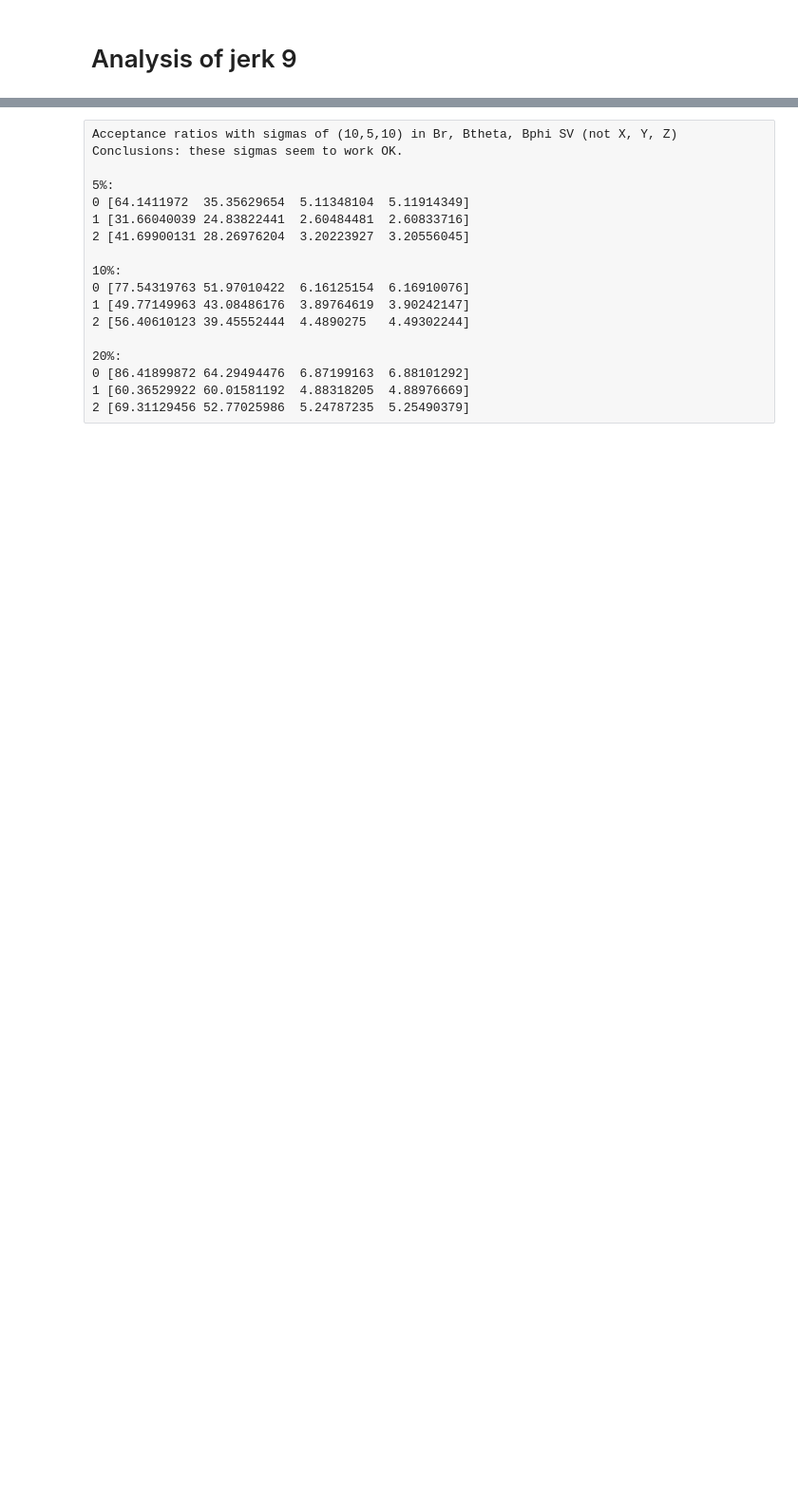
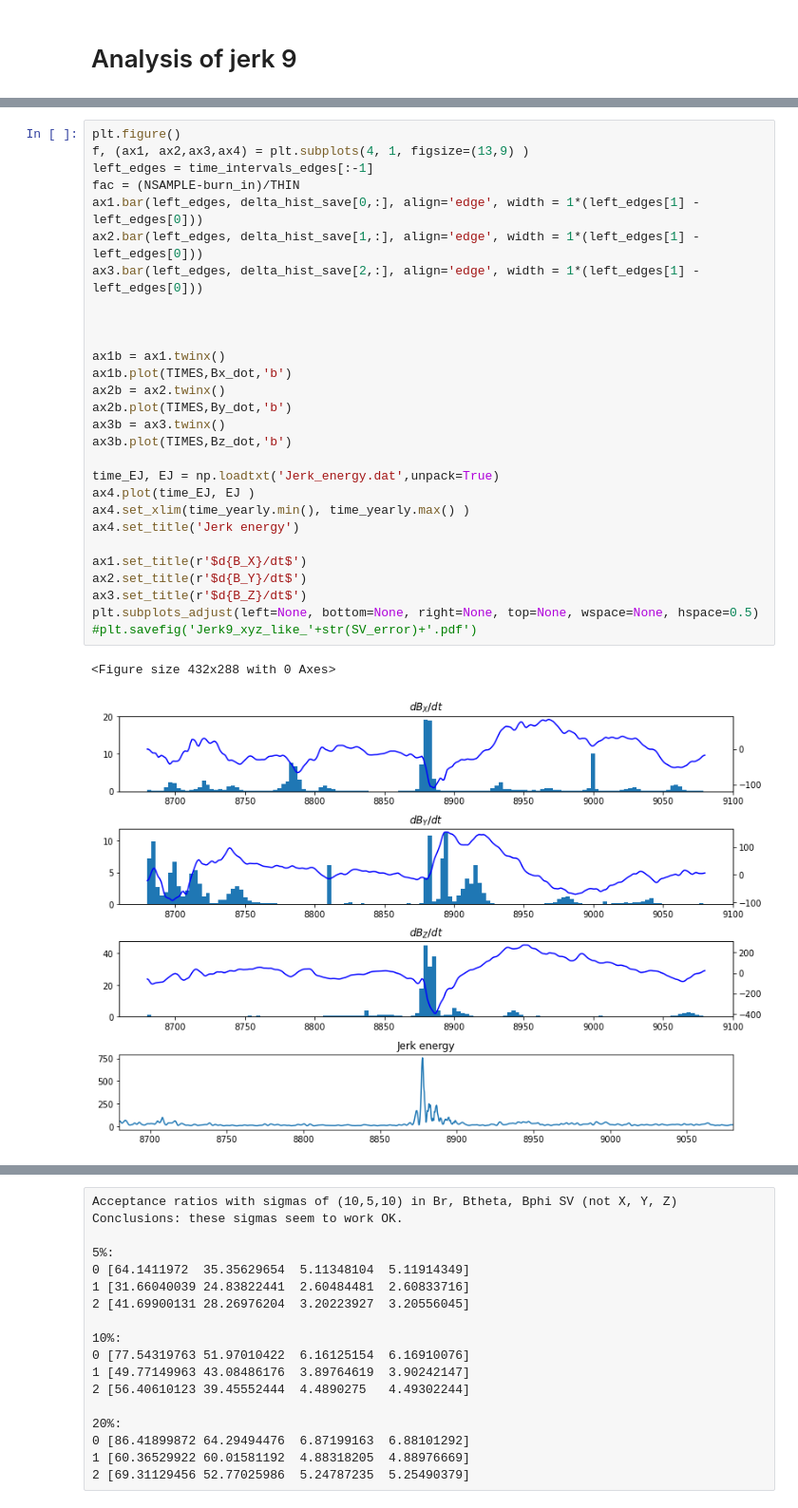
Before and after one commit to plivermore/jerk_finder, a Jupyter notebook: Python/Explore_path_model1.ipynb, the cells around one changed output, grey strips where cells are left out. Shown at 95% size. Saved outputs shown, nothing was run; the diff lists cells and outputs as text; blank space fills up the shorter version.

```diff
--- a/Python/Explore_path_model1.ipynb
+++ b/Python/Explore_path_model1.ipynb
@@ -190,0 +201,31 @@ TypeError: jerks.jerks.rjmcmc() missing required argument 'time_intervals_edges'
+# %%
+plt.figure()
+f, (ax1, ax2,ax3,ax4) = plt.subplots(4, 1, figsize=(13,9) )
+left_edges = time_intervals_edges[:-1]
+fac = (NSAMPLE-burn_in)/THIN
+ax1.bar(left_edges, delta_hist_save[0,:], align='edge', width = 1*(left_edges[1] - left_edges[0]))
+ax2.bar(left_edges, delta_hist_save[1,:], align='edge', width = 1*(left_edges[1] - left_edges[0]))
+ax3.bar(left_edges, delta_hist_save[2,:], align='edge', width = 1*(left_edges[1] - left_edges[0]))
+
+
+
+ax1b = ax1.twinx()
+ax1b.plot(TIMES,Bx_dot,'b')
+ax2b = ax2.twinx()
+ax2b.plot(TIMES,By_dot,'b')
+ax3b = ax3.twinx()
+ax3b.plot(TIMES,Bz_dot,'b')
+
+time_EJ, EJ = np.loadtxt('Jerk_energy.dat',unpack=True)
+ax4.plot(time_EJ, EJ )
+ax4.set_xlim(time_yearly.min(), time_yearly.max() )
+ax4.set_title('Jerk energy')
+
+ax1.set_title(r'$d{B_X}/dt$')
+ax2.set_title(r'$d{B_Y}/dt$')
+ax3.set_title(r'$d{B_Z}/dt$')
+plt.subplots_adjust(left=None, bottom=None, right=None, top=None, wspace=None, hspace=0.5)
+#plt.savefig('Jerk9_xyz_like_'+str(SV_error)+'.pdf')
+# %% [output]
+<Figure size 432x288 with 0 Axes>
+[figure, added]
```
Also changed, not shown: parts of 39 cells of this notebook, 14 other files.
